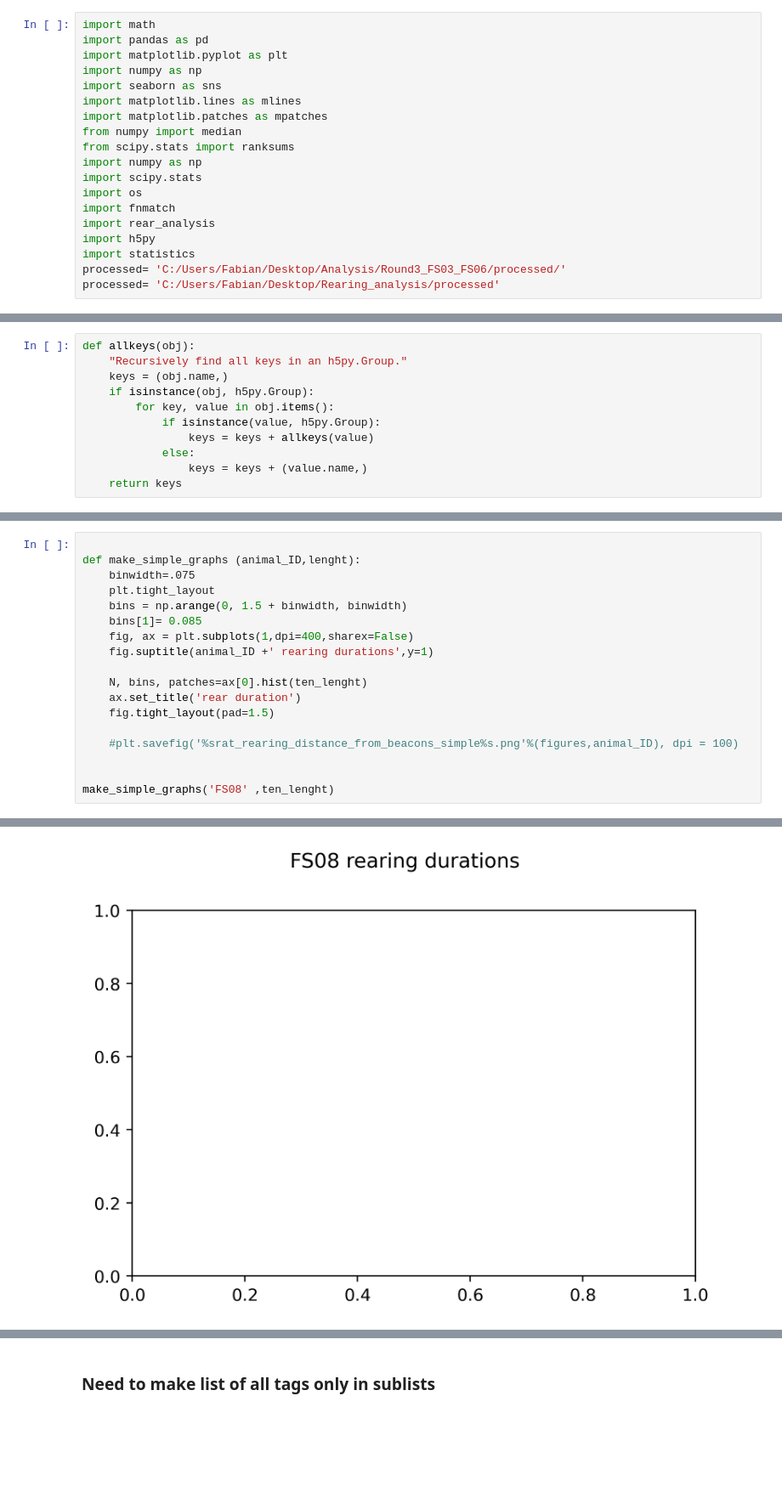
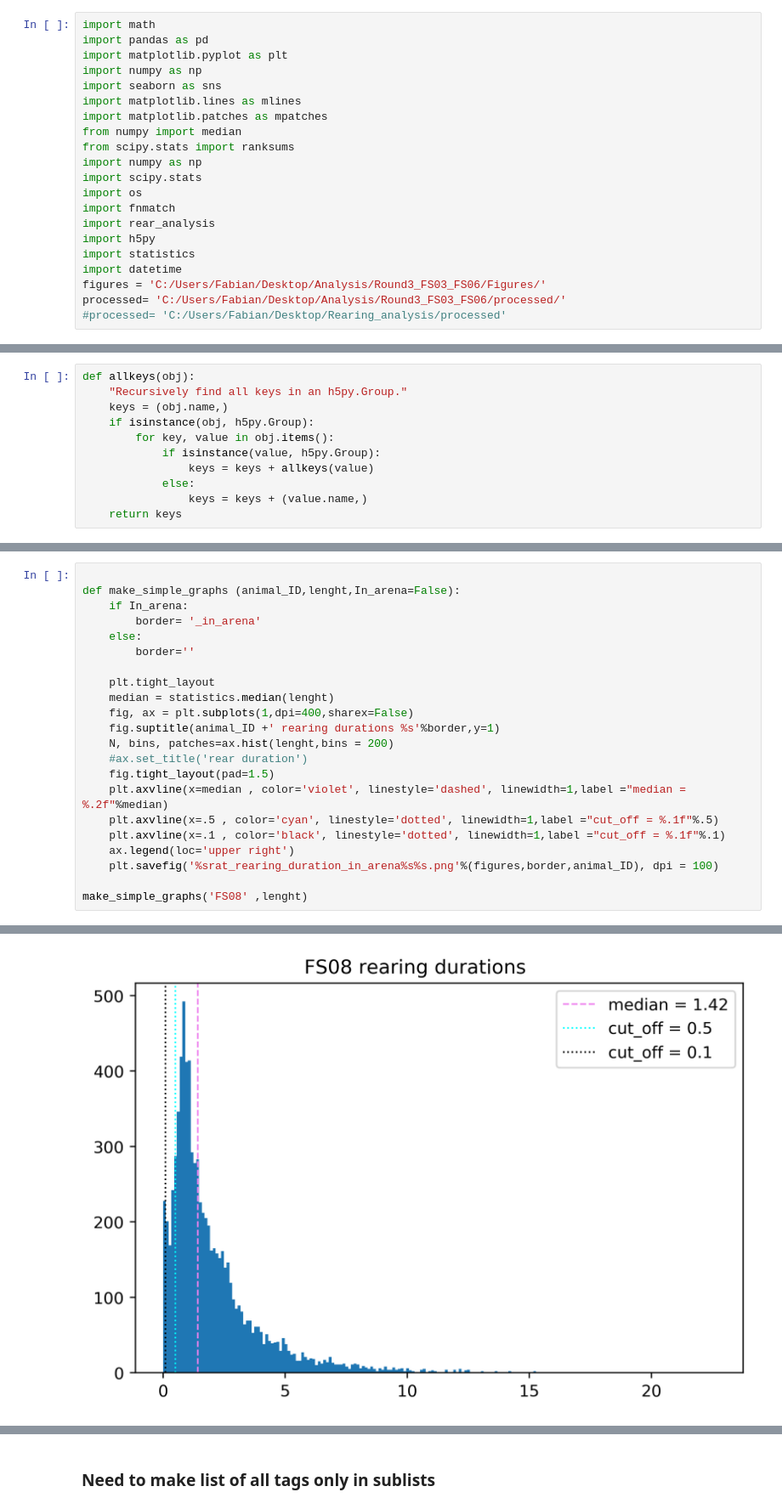
Before and after one commit to Fabalinks/Rearing_analysis, a Jupyter notebook: Code/20211201_FS_rearing_dynamics_PLOTTING.ipynb, the cells around one changed output, grey strips where cells are left out. Shown at 85% size. Cells and saved outputs as stored; diff of their text form; blank space fills up the shorter version.

Commit message:
Fianlized plottign with all visible nad ivnisible and beacon location

```diff
--- a/Code/20211201_FS_rearing_dynamics_PLOTTING.ipynb
+++ b/Code/20211201_FS_rearing_dynamics_PLOTTING.ipynb
@@ -15,5 +15,7 @@ import fnmatch
 import rear_analysis
 import h5py
 import statistics
+import datetime
+figures = 'C:/Users/Fabian/Desktop/Analysis/Round3_FS03_FS06/Figures/'
 processed= 'C:/Users/Fabian/Desktop/Analysis/Round3_FS03_FS06/processed/'
-processed= 'C:/Users/Fabian/Desktop/Rearing_analysis/processed'
+#processed= 'C:/Users/Fabian/Desktop/Rearing_analysis/processed'
@@ -117,19 +92,23 @@ print(statistics.median(lenght))
 # %%
 
-def make_simple_graphs (animal_ID,lenght):
-    binwidth=.075
+def make_simple_graphs (animal_ID,lenght,In_arena=False):
+    if In_arena:
+        border= '_in_arena'
+    else:
+        border=''
+
     plt.tight_layout
-    bins = np.arange(0, 1.5 + binwidth, binwidth)
-    bins[1]= 0.085
+    median = statistics.median(lenght)
     fig, ax = plt.subplots(1,dpi=400,sharex=False)
-    fig.suptitle(animal_ID +' rearing durations',y=1)
+    fig.suptitle(animal_ID +' rearing durations %s'%border,y=1)
+    N, bins, patches=ax.hist(lenght,bins = 200)
+    #ax.set_title('rear duration')
+    fig.tight_layout(pad=1.5)
+    plt.axvline(x=median , color='violet', linestyle='dashed', linewidth=1,label ="median = %.2f"%median)
+    plt.axvline(x=.5 , color='cyan', linestyle='dotted', linewidth=1,label ="cut_off = %.1f"%.5)
+    plt.axvline(x=.1 , color='black', linestyle='dotted', linewidth=1,label ="cut_off = %.1f"%.1)
+    ax.legend(loc='upper right')
+    plt.savefig('%srat_rearing_duration_in_arena%s%s.png'%(figures,border,animal_ID), dpi = 100)
 
-    N, bins, patches=ax[0].hist(ten_lenght)
-    ax.set_title('rear duration')
-    fig.tight_layout(pad=1.5)
-
-    #plt.savefig('%srat_rearing_distance_from_beacons_simple%s.png'%(figures,animal_ID), dpi = 100)
-
-
-make_simple_graphs('FS08' ,ten_lenght)
+make_simple_graphs('FS08' ,lenght)
 # %% [output]
@@ -137 +115 @@ TypeError: 'AxesSubplot' object is not subscriptable
-[figure, old version]
+[figure, new version]
```
Also changed, not shown: parts of 48 cells of this notebook, 1 other file.
